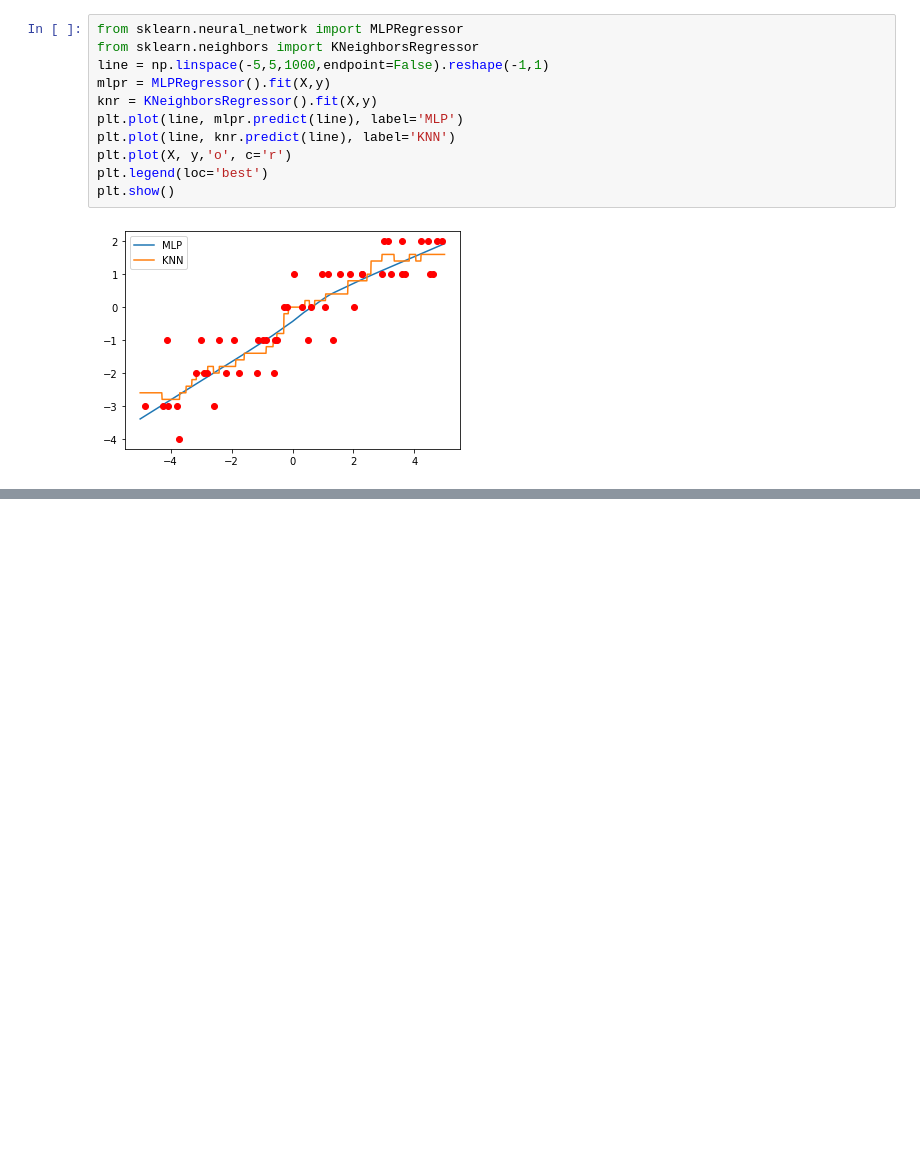
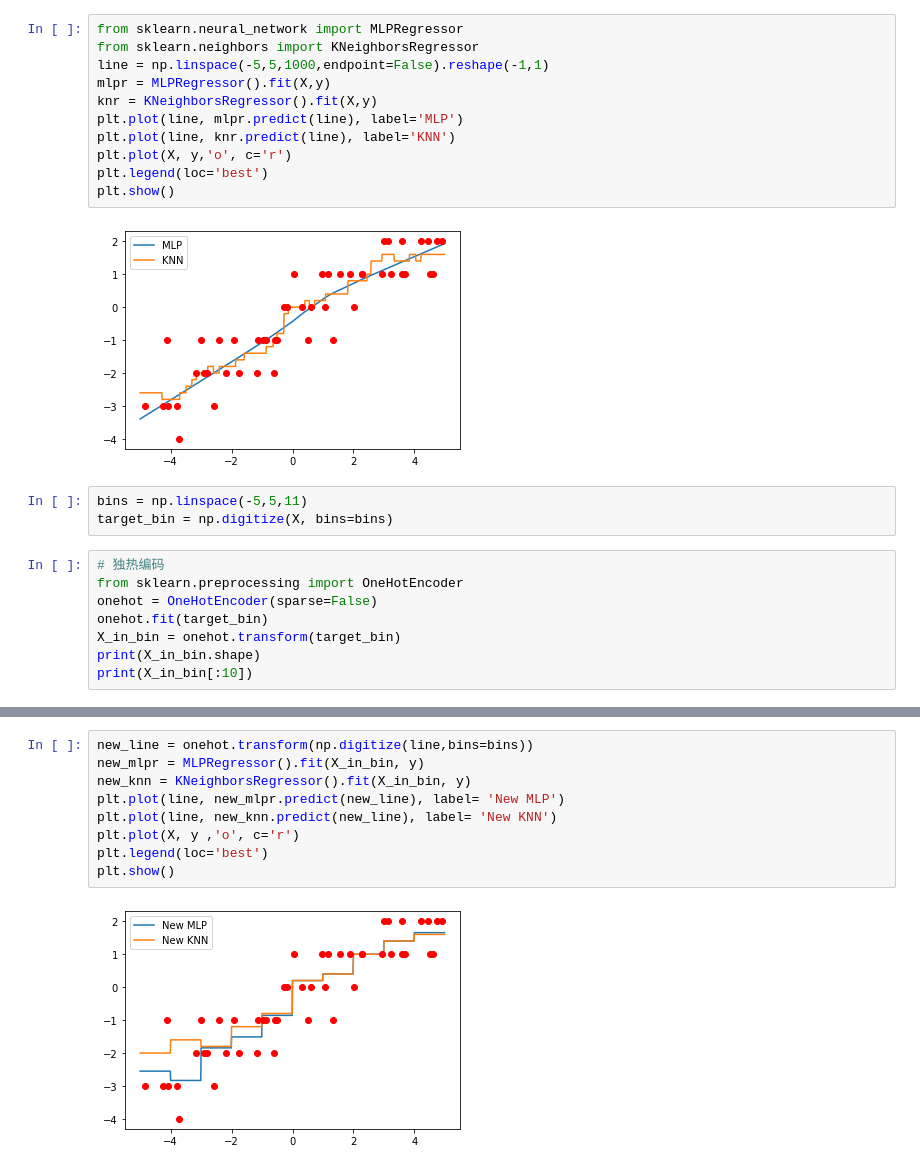
Before and after one commit to OrriO/jupyter_myworkspace, a Jupyter notebook: workspeace/book/深入浅出机器学习/chapter8-15.ipynb, the cells around one changed output, grey strips where cells are left out. Cells and saved outputs as stored; diff of their text form; blank space fills up the shorter version.

```diff
--- a/workspeace/book/深入浅出机器学习/chapter8-15.ipynb
+++ b/workspeace/book/深入浅出机器学习/chapter8-15.ipynb
@@ -332,3 +333,14 @@ plt.legend(loc='best')
 plt.show()
 # %% [output]
 [figure]
+# %%
+bins = np.linspace(-5,5,11)
+target_bin = np.digitize(X, bins=bins)
+# %%
+# 独热编码
+from sklearn.preprocessing import OneHotEncoder
+onehot = OneHotEncoder(sparse=False)
+onehot.fit(target_bin)
+X_in_bin = onehot.transform(target_bin)
+print(X_in_bin.shape)
+print(X_in_bin[:10])
@@ -334,0 +359,11 @@ plt.show()
+# %%
+new_line = onehot.transform(np.digitize(line,bins=bins))
+new_mlpr = MLPRegressor().fit(X_in_bin, y)
+new_knn = KNeighborsRegressor().fit(X_in_bin, y)
+plt.plot(line, new_mlpr.predict(new_line), label= 'New MLP')
+plt.plot(line, new_knn.predict(new_line), label= 'New KNN')
+plt.plot(X, y ,'o', c='r')
+plt.legend(loc='best')
+plt.show()
+# %% [output]
+[figure, added]
```
Also changed, not shown: parts of 51 cells of this notebook.
